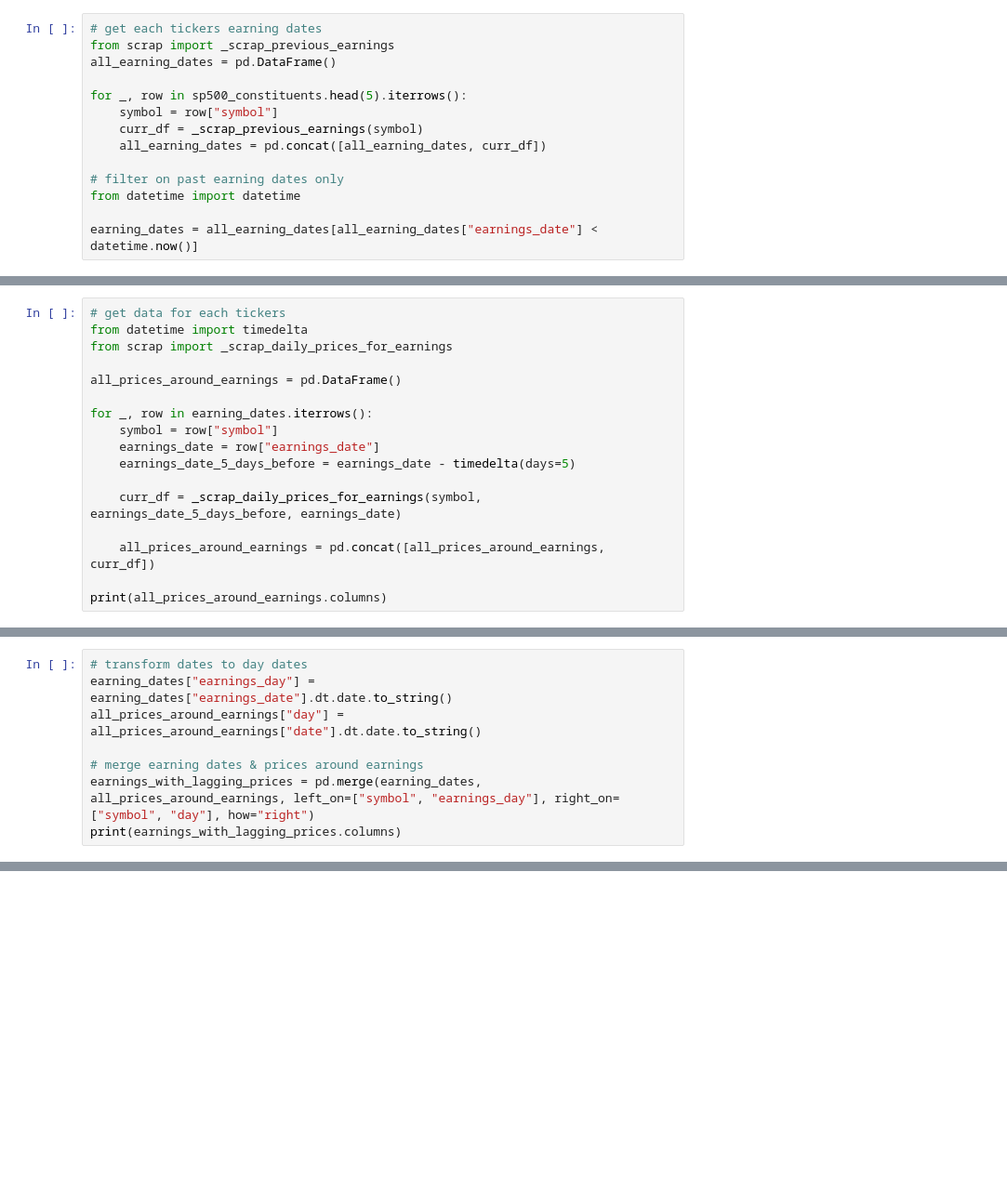
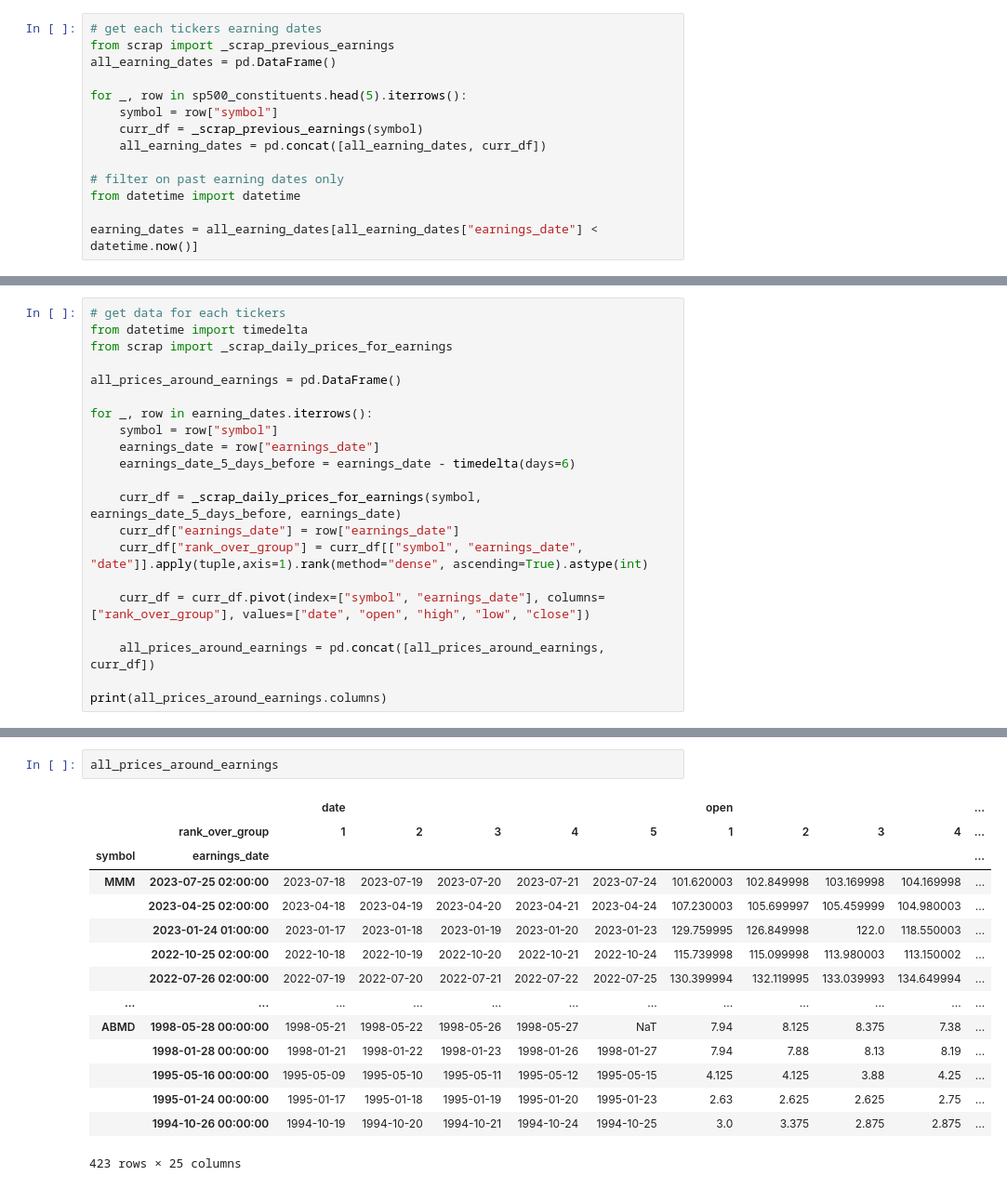
Before and after one commit to ShikoteiCoding/finexplore, a Jupyter notebook: exploration/feat_and_green_analysis.ipynb, the cells around one changed output, grey strips where cells are left out. Shown: that part at 93% size. Saved outputs shown, nothing was run; the diff lists cells and outputs as text; blank space fills up the shorter version.

```diff
--- a/exploration/feat_and_green_analysis.ipynb
+++ b/exploration/feat_and_green_analysis.ipynb
@@ -50,9 +44,13 @@ all_prices_around_earnings = pd.DataFrame()
 for _, row in earning_dates.iterrows():
     symbol = row["symbol"]
     earnings_date = row["earnings_date"]
-    earnings_date_5_days_before = earnings_date - timedelta(days=5)
+    earnings_date_5_days_before = earnings_date - timedelta(days=6)
 
     curr_df = _scrap_daily_prices_for_earnings(symbol, earnings_date_5_days_before, earnings_date)
+    curr_df["earnings_date"] = row["earnings_date"]
+    curr_df["rank_over_group"] = curr_df[["symbol", "earnings_date", "date"]].apply(tuple,axis=1).rank(method="dense", ascending=True).astype(int)
+
+    curr_df = curr_df.pivot(index=["symbol", "earnings_date"], columns=["rank_over_group"], values=["date", "open", "high", "low", "close"])
 
     all_prices_around_earnings = pd.concat([all_prices_around_earnings, curr_df])
 
@@ -74,8 +75,0 @@ Index(['date', 'open', 'high', 'low', 'close', 'volume', 'dividends',
-# %%
-# transform dates to day dates
-earning_dates["earnings_day"] = earning_dates["earnings_date"].dt.date.to_string()
-all_prices_around_earnings["day"] = all_prices_around_earnings["date"].dt.date.to_string()
-
-# merge earning dates & prices around earnings
-earnings_with_lagging_prices = pd.merge(earning_dates, all_prices_around_earnings, left_on=["symbol", "earnings_day"], right_on=["symbol", "day"], how="right")
-print(earnings_with_lagging_prices.columns)
@@ -128,0 +76,18 @@ print(earnings_with_lagging_prices)
+# %%
+all_prices_around_earnings
+# %% [output]
+|  |  | date |  |  |  |  | open |  |  |  | ... |
+|  | rank_over_group | 1 | 2 | 3 | 4 | 5 | 1 | 2 | 3 | 4 | ... |
+| symbol | earnings_date |  |  |  |  |  |  |  |  |  | ... |
+| MMM | 2023-07-25 02:00:00 | 2023-07-18 | 2023-07-19 | 2023-07-20 | 2023-07-21 | 2023-07-24 | 101.620003 | 102.849998 | 103.169998 | 104.169998 | ... |
+|  | 2023-04-25 02:00:00 | 2023-04-18 | 2023-04-19 | 2023-04-20 | 2023-04-21 | 2023-04-24 | 107.230003 | 105.699997 | 105.459999 | 104.980003 | ... |
+|  | 2023-01-24 01:00:00 | 2023-01-17 | 2023-01-18 | 2023-01-19 | 2023-01-20 | 2023-01-23 | 129.759995 | 126.849998 | 122.0 | 118.550003 | ... |
+|  | 2022-10-25 02:00:00 | 2022-10-18 | 2022-10-19 | 2022-10-20 | 2022-10-21 | 2022-10-24 | 115.739998 | 115.099998 | 113.980003 | 113.150002 | ... |
+|  | 2022-07-26 02:00:00 | 2022-07-19 | 2022-07-20 | 2022-07-21 | 2022-07-22 | 2022-07-25 | 130.399994 | 132.119995 | 133.039993 | 134.649994 | ... |
+| ... | ... | ... | ... | ... | ... | ... | ... | ... | ... | ... | ... |
+| ABMD | 1998-05-28 00:00:00 | 1998-05-21 | 1998-05-22 | 1998-05-26 | 1998-05-27 | NaT | 7.94 | 8.125 | 8.375 | 7.38 | ... |
+|  | 1998-01-28 00:00:00 | 1998-01-21 | 1998-01-22 | 1998-01-23 | 1998-01-26 | 1998-01-27 | 7.94 | 7.88 | 8.13 | 8.19 | ... |
+|  | 1995-05-16 00:00:00 | 1995-05-09 | 1995-05-10 | 1995-05-11 | 1995-05-12 | 1995-05-15 | 4.125 | 4.125 | 3.88 | 4.25 | ... |
+|  | 1995-01-24 00:00:00 | 1995-01-17 | 1995-01-18 | 1995-01-19 | 1995-01-20 | 1995-01-23 | 2.63 | 2.625 | 2.625 | 2.75 | ... |
+|  | 1994-10-26 00:00:00 | 1994-10-19 | 1994-10-20 | 1994-10-21 | 1994-10-24 | 1994-10-25 | 3.0 | 3.375 | 2.875 | 2.875 | ... |
+423 rows × 25 columns
```
Also changed, not shown: parts of 9 cells of this notebook.
